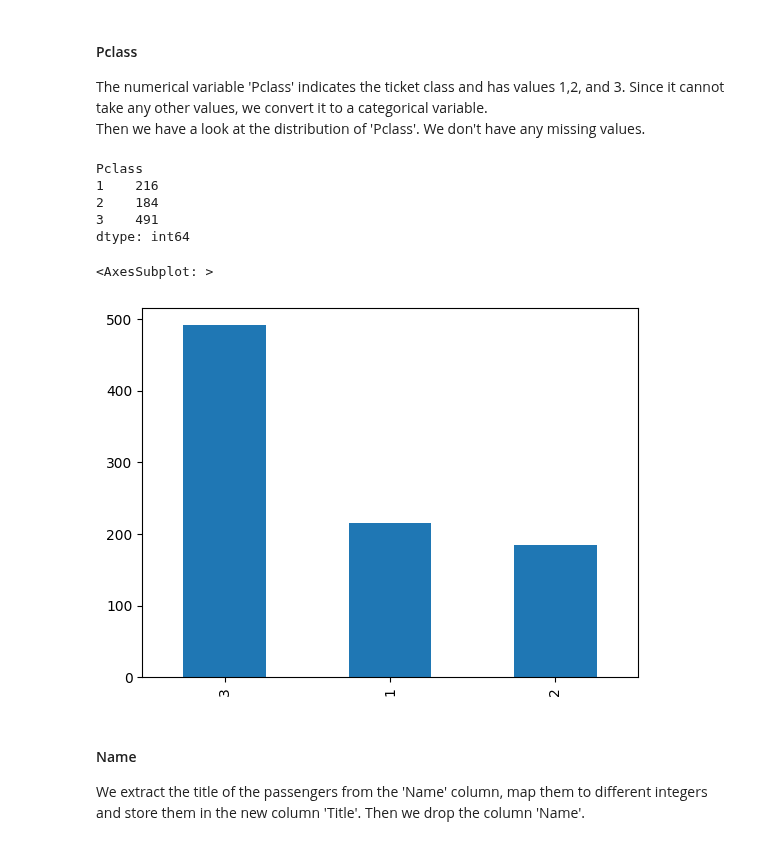
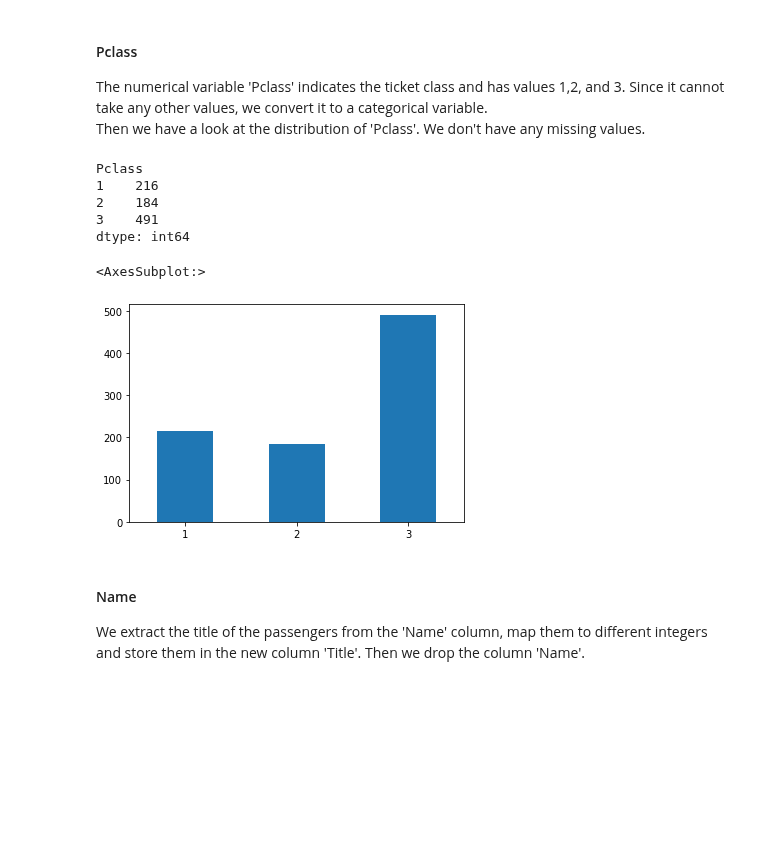
Before and after one commit to mariusjb/dm1-titanic, a Jupyter notebook: preprocessing.ipynb, the cells around one changed output. Saved outputs shown, nothing was run; the diff lists cells and outputs as text; code cells hidden in the pictures; blank space fills up the shorter version.

Commit message:
Change of plot order and label rotations

```diff
--- a/preprocessing.ipynb
+++ b/preprocessing.ipynb
@@ -75,18 +76,18 @@ Then we have a look at the distribution of 'Pclass'. We don't have any missing v
 # %%
 # change datatype from integer to object
 df['Pclass'] = df['Pclass'].astype(object)
 
 # distribution
 print(df.groupby('Pclass').size())
-df['Pclass'].value_counts().plot(kind='bar')
+df['Pclass'].value_counts().loc[[1,2,3]].plot(kind='bar', rot = 0)
 # %% [output]
 Pclass
 1    216
 2    184
 3    491
 dtype: int64
-<AxesSubplot: >
+<AxesSubplot:>
-[figure, old version]
+[figure, new version]
 # %% [markdown]
 #### Name
 We extract the title of the passengers from the 'Name' column, map them to different integers and store them in the new column 'Title'. Then we drop the column 'Name'.
```
Also changed, not shown: parts of 12 cells of this notebook.
